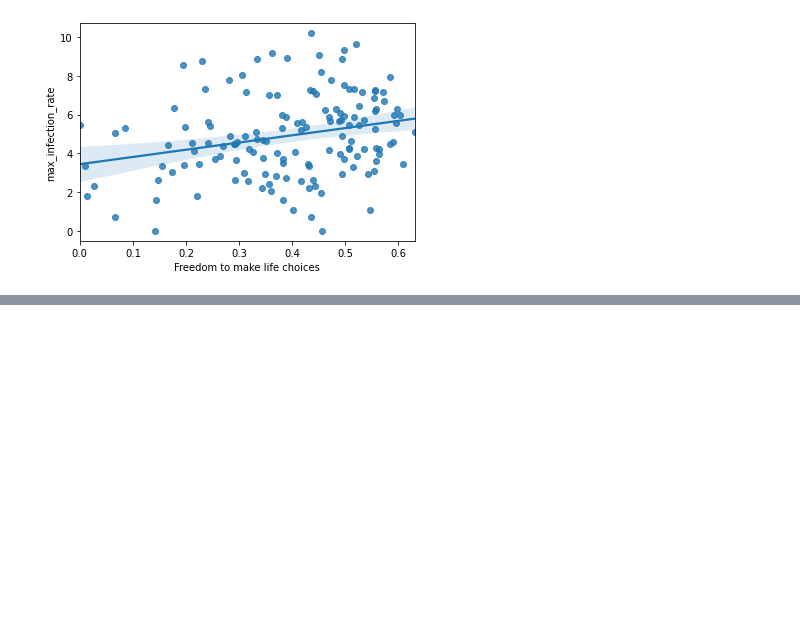
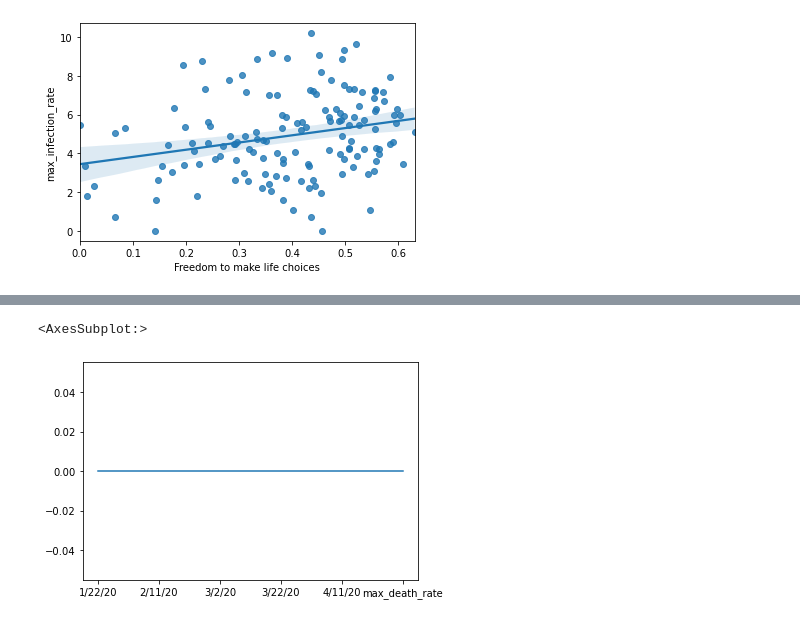
Before and after one commit to ThuanHLe/Python_Project, a Jupyter notebook: Covid_19_Data_Analysis.ipynb, the cells around one changed output, grey strips where cells are left out. Saved outputs shown, nothing was run; the diff lists cells and outputs as text; code cells hidden in the pictures; blank space fills up the shorter version.

Commit message:
Final task
Using Vietnam data for plotting

```diff
--- a/Covid_19_Data_Analysis.ipynb
+++ b/Covid_19_Data_Analysis.ipynb
@@ -355,0 +369,2 @@ sns.regplot(x,np.log(y))
+# %%
+death_data.drop(["Lat", "Long"], axis = 1, inplace = True)
@@ -355,0 +386,2 @@ sns.regplot(x,np.log(y))
+# %%
+death_data_aggregated = death_data.groupby(['Country/Region']).sum()
@@ -355,0 +404,5 @@ sns.regplot(x,np.log(y))
+# %%
+countries = list(death_data_aggregated.index)
+max_death_rates = []
+for c in countries:
+    max_death_rates.append(death_data_aggregated.loc[c].diff().max())
@@ -355,0 +429,2 @@ sns.regplot(x,np.log(y))
+# %%
+death_data_aggregated['max_death_rate'] = max_death_rates
@@ -355,0 +447,5 @@ sns.regplot(x,np.log(y))
+# %%
+death_data_aggregated.loc['Vietnam'].plot()
+# %% [output]
+<AxesSubplot:>
+[figure, added]
```
Also changed, not shown: parts of 16 cells of this notebook.
